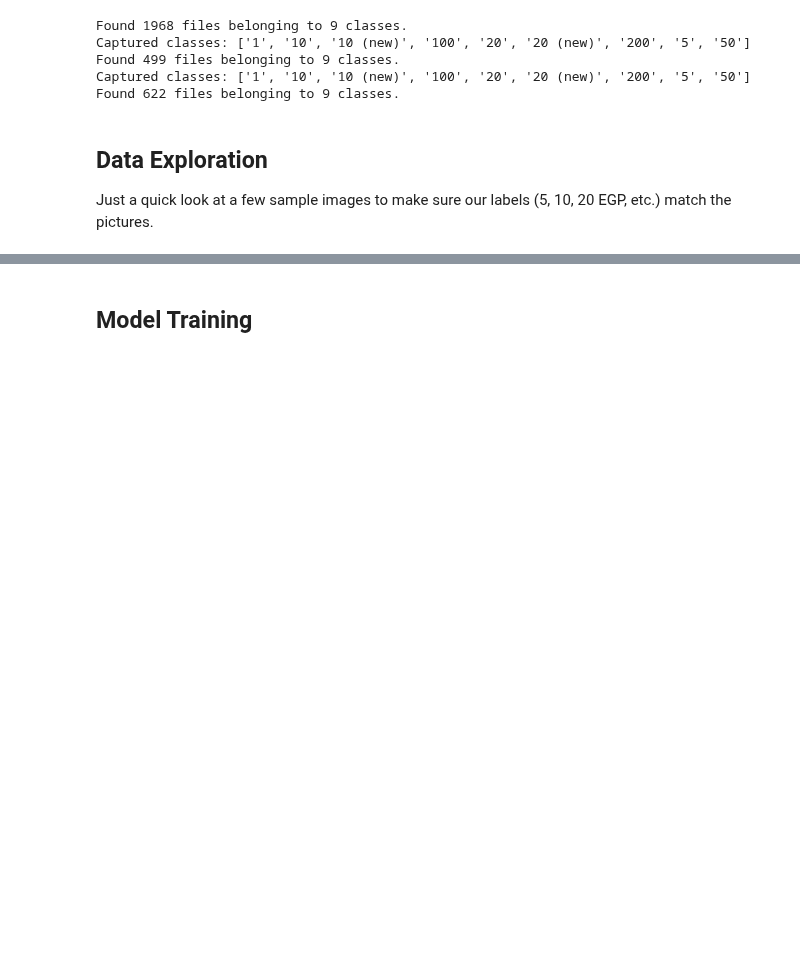
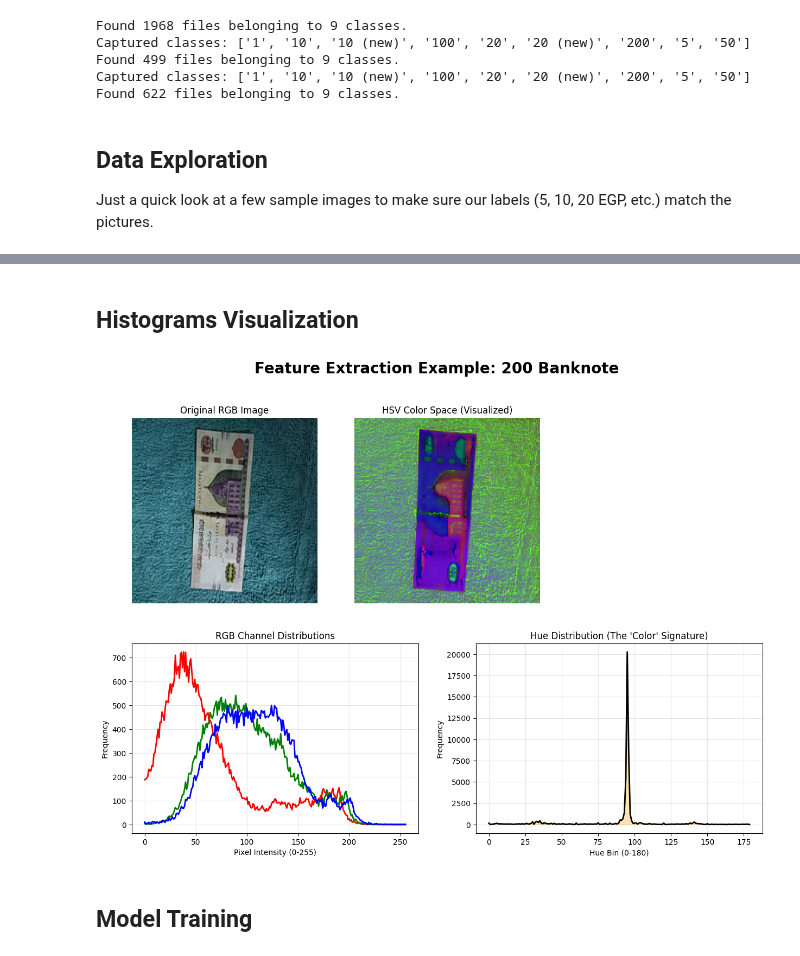
Before and after one commit to tomz3302/Egyptian-Currency-Classifier, a Jupyter notebook: Egyptian_Currency_Classifier.ipynb, the cells around one changed output, grey strips where cells are left out. Cells and saved outputs as stored; diff of their text form; code cells hidden in the pictures; blank space fills up the shorter version.

Commit message:
Added more visualization

```diff
--- a/Egyptian_Currency_Classifier.ipynb
+++ b/Egyptian_Currency_Classifier.ipynb
@@ -354,3 +354,61 @@ Extracting Test (No Augmentation)...
+# %% [markdown]
+## Histograms Visualization
+# %%
+def visualize_color_analysis(dataset, class_names):
+    for images, labels in dataset.take(1):
+        img = images[0].numpy()
+        label = labels[0].numpy()
+        break
+
+    img_uint8 = (img * 255).astype('uint8')
+
+    img_rgb = img_uint8
+    img_hsv = cv2.cvtColor(img_uint8, cv2.COLOR_RGB2HSV)
+
+
+    fig = plt.figure(figsize=(15, 10))
+    fig.suptitle(f"Feature Extraction Example: {class_names[label]} Banknote", fontsize=20, fontweight='bold')
+
+    # --- Row 1: The Images ---
+    ax1 = plt.subplot(2, 3, 1)
+    ax1.imshow(img_rgb)
+    ax1.set_title("Original RGB Image")
+    ax1.axis('off')
+
+    ax2 = plt.subplot(2, 3, 2)
+    ax2.imshow(img_hsv)
+    ax2.set_title("HSV Color Space (Visualized)")
+    ax2.axis('off')
+
+    # --- Row 2: The Histograms ---
+    # RGB Histogram
+    ax4 = plt.subplot(2, 2, 3)
+    colors = ('r', 'g', 'b')
+    for i, col in enumerate(colors):
+        hist = cv2.calcHist([img_rgb], [i], None, [256], [0, 256])
+        ax4.plot(hist, color=col, lw=2)
+    ax4.set_title("RGB Channel Distributions")
+    ax4.set_xlabel("Pixel Intensity (0-255)")
+    ax4.set_ylabel("Frequency")
+    ax4.grid(alpha=0.3)
+
+    # HSV Histogram (Focusing on Hue)
+    ax5 = plt.subplot(2, 2, 4)
+    hue_hist = cv2.calcHist([img_hsv], [0], None, [180], [0, 180])
+    ax5.plot(hue_hist, color='black', lw=2)
+    ax5.fill_between(range(180), hue_hist.flatten(), color='orange', alpha=0.3)
+    ax5.set_title("Hue Distribution (The 'Color' Signature)")
+    ax5.set_xlabel("Hue Bin (0-180)")
+    ax5.set_ylabel("Frequency")
+    ax5.grid(alpha=0.3)
+
+    plt.tight_layout(rect=[0, 0.03, 1, 0.95])
+    plt.show()
+
+# Run the function
+visualize_color_analysis(train_ds, class_names)
+# %% [output]
+[figure, added]
 # %% [markdown]
 ## Model Training
 # %%
```
Also changed, not shown: parts of 5 cells of this notebook.
